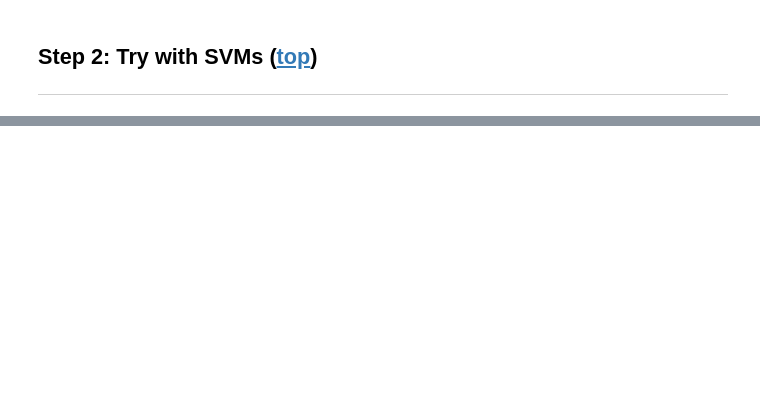
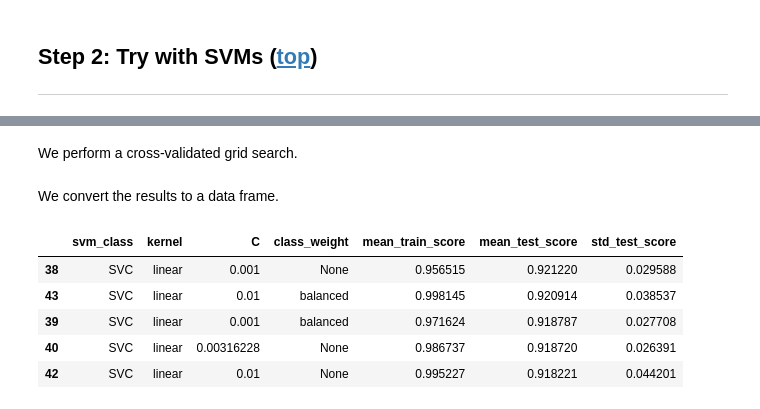
Before and after one commit to jeanrichard/epflx-adsml19-course4-project, a Jupyter notebook: 06_Nonlinear_classifiers.ipynb, the cells around one changed output, grey strips where cells are left out. Cells and saved outputs as stored; diff of their text form; code cells hidden in the pictures; blank space fills up the shorter version.

```diff
--- a/06_Nonlinear_classifiers.ipynb
+++ b/06_Nonlinear_classifiers.ipynb
@@ -186,2 +187,4 @@ svm_pipe = Pipeline([
+# %% [markdown]
+We perform a cross-validated grid search.
 # %%
 Cs = np.logspace(-4, 4, num=2 * 8 + 1)  # C defaults to 1.0.
@@ -216,3 +212,28 @@ svm_gscv = GridSearchCV(svm_pipe, grid, n_jobs=-1, iid=False, refit=True, cv=cv,
 # %%
 # Fit/evaluate the estimator.
 svm_gscv.fit(F_train_large, y_train_large);
+# %% [markdown]
+We convert the results to a data frame.
+# %%
+df_results = (pd
+    .DataFrame(data={
+        'svm_class': np.where(svm_gscv.cv_results_['param_svm__kernel'].mask, 'LinearSVC', 'SVC'),
+        'kernel': svm_gscv.cv_results_['param_svm__kernel'],
+        'C': svm_gscv.cv_results_['param_svm__C'],
+        'class_weight': svm_gscv.cv_results_['param_svm__class_weight'],
+        'mean_train_score': svm_gscv.cv_results_['mean_train_score'],
+        'mean_test_score': svm_gscv.cv_results_['mean_test_score'],
+        'std_test_score': svm_gscv.cv_results_['std_test_score'],
+        'params': svm_gscv.cv_results_['params']
+    })
+    .sort_values(by='mean_test_score', ascending=False)
+)
+# %%
+df_results.loc[:, 'svm_class':'std_test_score'].head()
+# %% [output]
+|  | svm_class | kernel | C | class_weight | mean_train_score | mean_test_score | std_test_score |
+| 38 | SVC | linear | 0.001 | None | 0.956515 | 0.921220 | 0.029588 |
+| 43 | SVC | linear | 0.01 | balanced | 0.998145 | 0.920914 | 0.038537 |
+| 39 | SVC | linear | 0.001 | balanced | 0.971624 | 0.918787 | 0.027708 |
+| 40 | SVC | linear | 0.00316228 | None | 0.986737 | 0.918720 | 0.026391 |
+| 42 | SVC | linear | 0.01 | None | 0.995227 | 0.918221 | 0.044201 |
```
Also changed, not shown: parts of 36 cells of this notebook, 10 other files.
